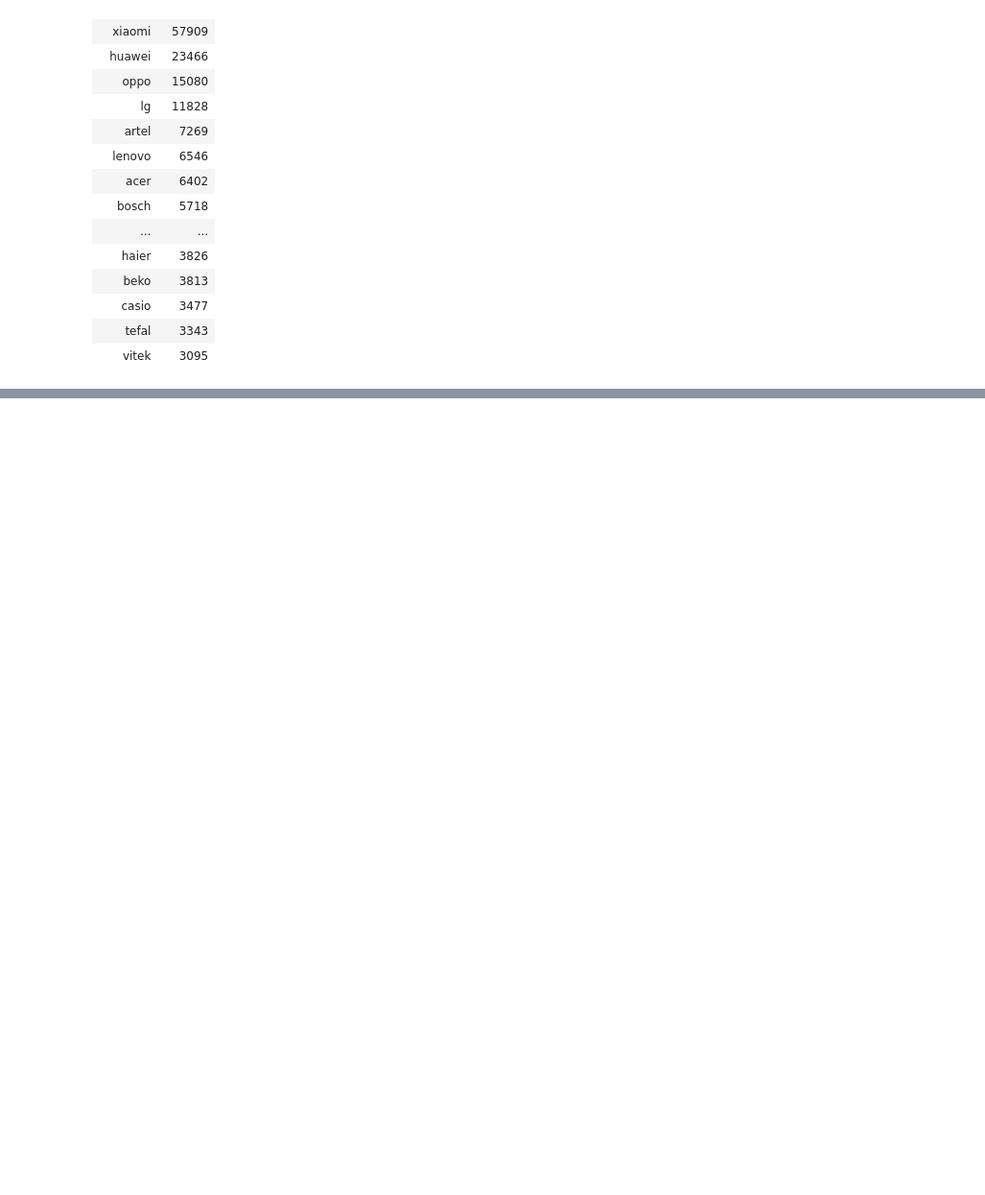
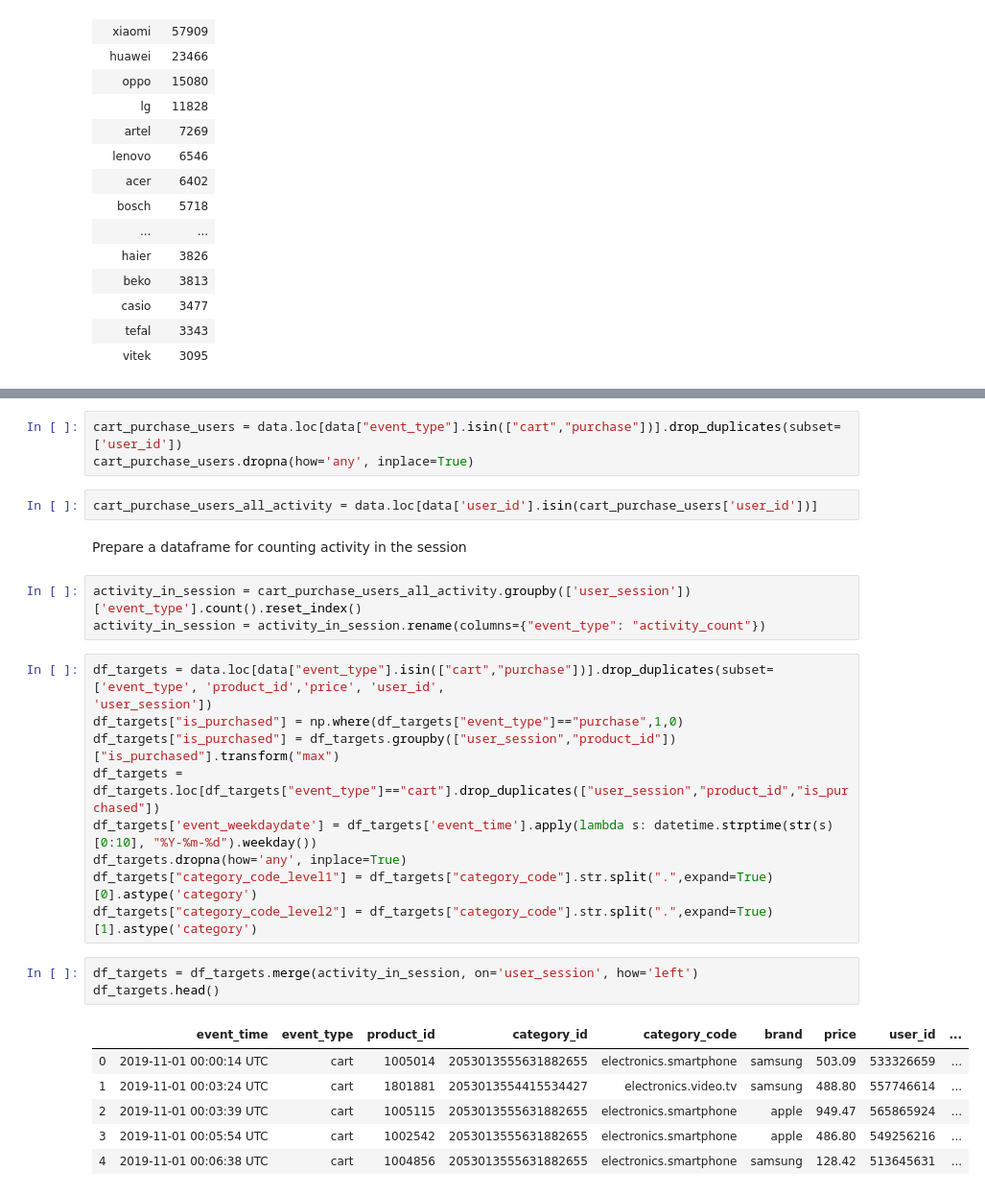
Before and after one commit to andypwyu/eCommerce-behavior, a Jupyter notebook: eCommerce behavior data from multi category store.ipynb, the cells around one changed output, grey strips where cells are left out. Shown: that part at 96% size. Saved outputs shown, nothing was run; the diff lists cells and outputs as text; blank space fills up the shorter version.

Commit message:
chore: add feature engineering process
Restructure data fields to be a model-consumable data set.

```diff
--- a/eCommerce behavior data from multi category store.ipynb
+++ b/eCommerce behavior data from multi category store.ipynb
@@ -219,0 +216,30 @@ data.loc[data['user_id'] == 513351129]
+# %%
+cart_purchase_users = data.loc[data["event_type"].isin(["cart","purchase"])].drop_duplicates(subset=['user_id'])
+cart_purchase_users.dropna(how='any', inplace=True)
+# %%
+cart_purchase_users_all_activity = data.loc[data['user_id'].isin(cart_purchase_users['user_id'])]
+# %% [markdown]
+Prepare a dataframe for counting activity in the session
+# %%
+activity_in_session = cart_purchase_users_all_activity.groupby(['user_session'])['event_type'].count().reset_index()
+activity_in_session = activity_in_session.rename(columns={"event_type": "activity_count"})
+# %%
+df_targets = data.loc[data["event_type"].isin(["cart","purchase"])].drop_duplicates(subset=['event_type', 'product_id','price', 'user_id',
+'user_session'])
+df_targets["is_purchased"] = np.where(df_targets["event_type"]=="purchase",1,0)
+df_targets["is_purchased"] = df_targets.groupby(["user_session","product_id"])["is_purchased"].transform("max")
+df_targets = df_targets.loc[df_targets["event_type"]=="cart"].drop_duplicates(["user_session","product_id","is_purchased"])
+df_targets['event_weekdaydate'] = df_targets['event_time'].apply(lambda s: datetime.strptime(str(s)[0:10], "%Y-%m-%d").weekday())
+df_targets.dropna(how='any', inplace=True)
+df_targets["category_code_level1"] = df_targets["category_code"].str.split(".",expand=True)[0].astype('category')
+df_targets["category_code_level2"] = df_targets["category_code"].str.split(".",expand=True)[1].astype('category')
+# %%
+df_targets = df_targets.merge(activity_in_session, on='user_session', how='left')
+df_targets.head()
+# %% [output]
+|  | event_time | event_type | product_id | category_id | category_code | brand | price | user_id | ... |
+| 0 | 2019-11-01 00:00:14 UTC | cart | 1005014 | 2053013555631882655 | electronics.smartphone | samsung | 503.09 | 533326659 | ... |
+| 1 | 2019-11-01 00:03:24 UTC | cart | 1801881 | 2053013554415534427 | electronics.video.tv | samsung | 488.80 | 557746614 | ... |
+| 2 | 2019-11-01 00:03:39 UTC | cart | 1005115 | 2053013555631882655 | electronics.smartphone | apple | 949.47 | 565865924 | ... |
+| 3 | 2019-11-01 00:05:54 UTC | cart | 1002542 | 2053013555631882655 | electronics.smartphone | apple | 486.80 | 549256216 | ... |
+| 4 | 2019-11-01 00:06:38 UTC | cart | 1004856 | 2053013555631882655 | electronics.smartphone | samsung | 128.42 | 513645631 | ... |
```
Also changed, not shown: parts of 7 cells of this notebook.
